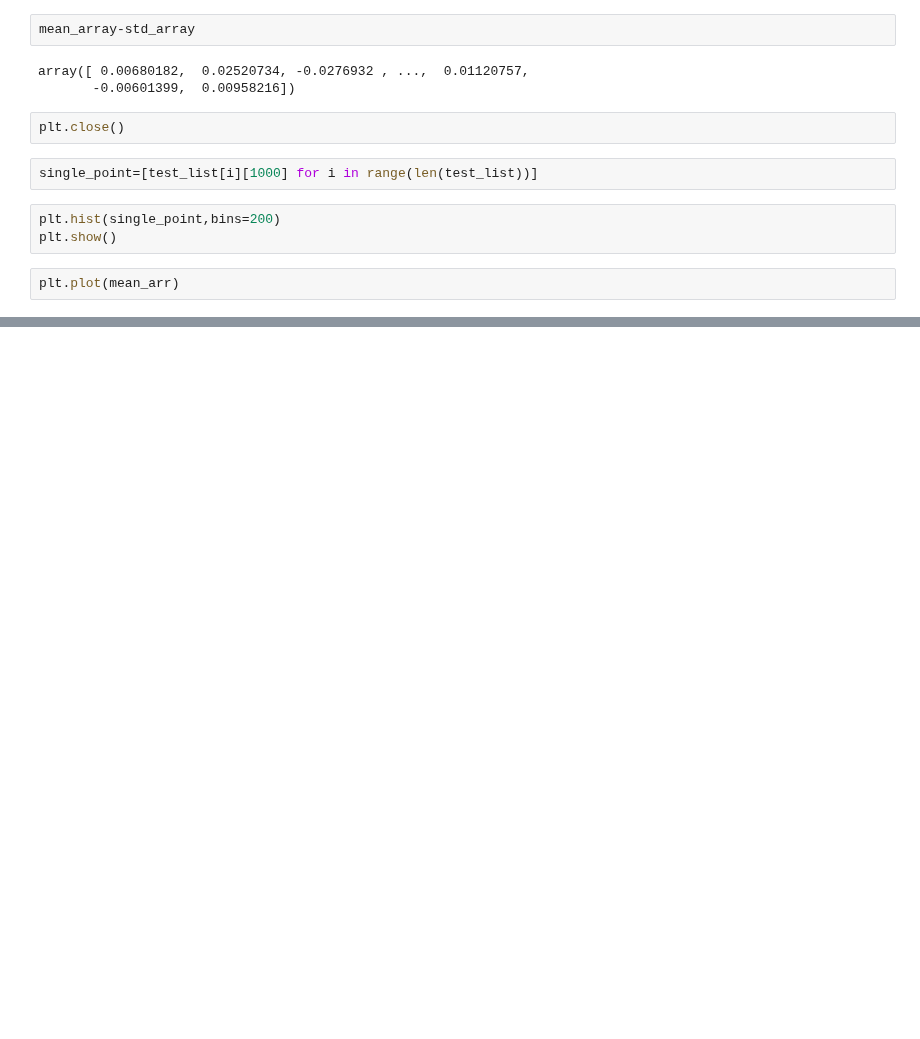
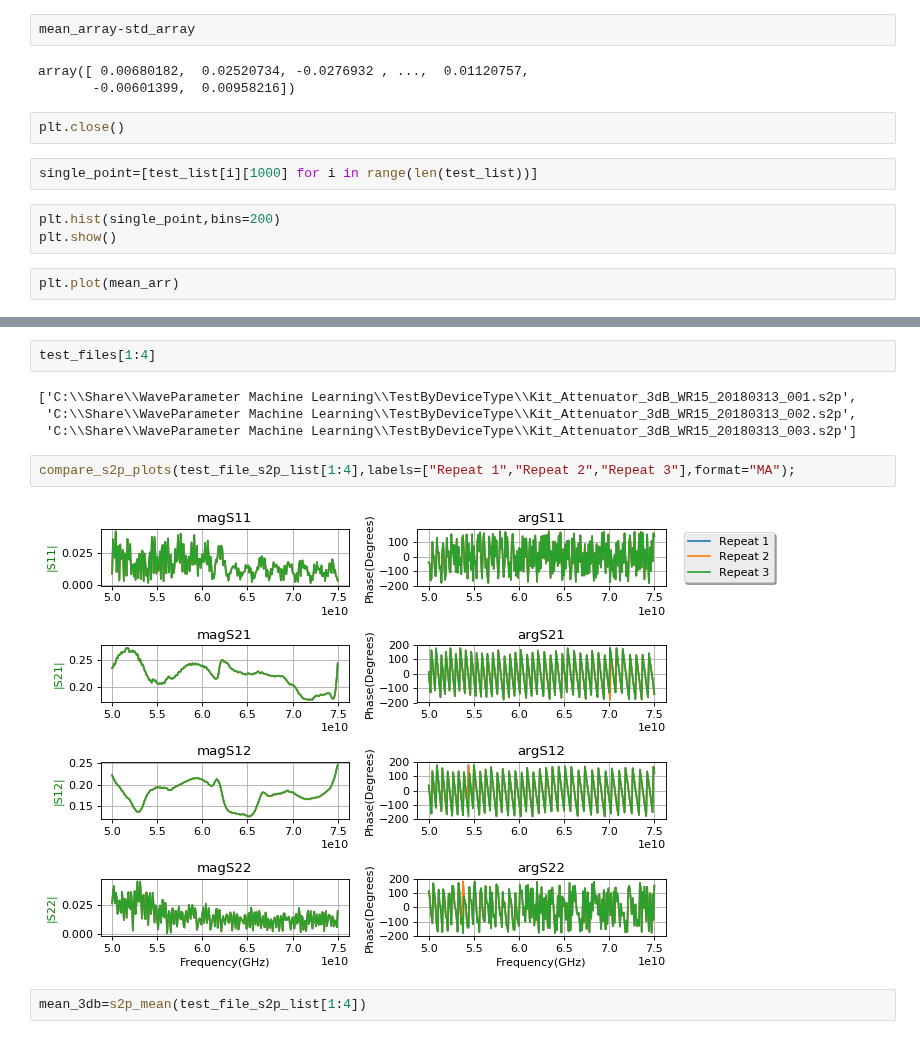
Before and after one commit to aricsanders/Jupyter-Notebooks, a Jupyter notebook: Building_Training_Set__By_Device_Type_20180720.ipynb, the cells around one changed output, grey strips where cells are left out. Saved outputs shown, nothing was run; the diff lists cells and outputs as text; blank space fills up the shorter version.

```diff
--- a/Building_Training_Set__By_Device_Type_20180720.ipynb
+++ b/Building_Training_Set__By_Device_Type_20180720.ipynb
@@ -302,0 +490,12 @@ plt.plot(mean_arr)
+# %%
+test_files[1:4]
+# %% [output]
+['C:\\Share\\WaveParameter Machine Learning\\TestByDeviceType\\Kit_Attenuator_3dB_WR15_20180313_001.s2p',
+ 'C:\\Share\\WaveParameter Machine Learning\\TestByDeviceType\\Kit_Attenuator_3dB_WR15_20180313_002.s2p',
+ 'C:\\Share\\WaveParameter Machine Learning\\TestByDeviceType\\Kit_Attenuator_3dB_WR15_20180313_003.s2p']
+# %%
+compare_s2p_plots(test_file_s2p_list[1:4],labels=["Repeat 1","Repeat 2","Repeat 3"],format="MA");
+# %% [output]
+[figure, added]
+# %%
+mean_3db=s2p_mean(test_file_s2p_list[1:4])
```
Also changed, not shown: parts of 51 cells of this notebook.
